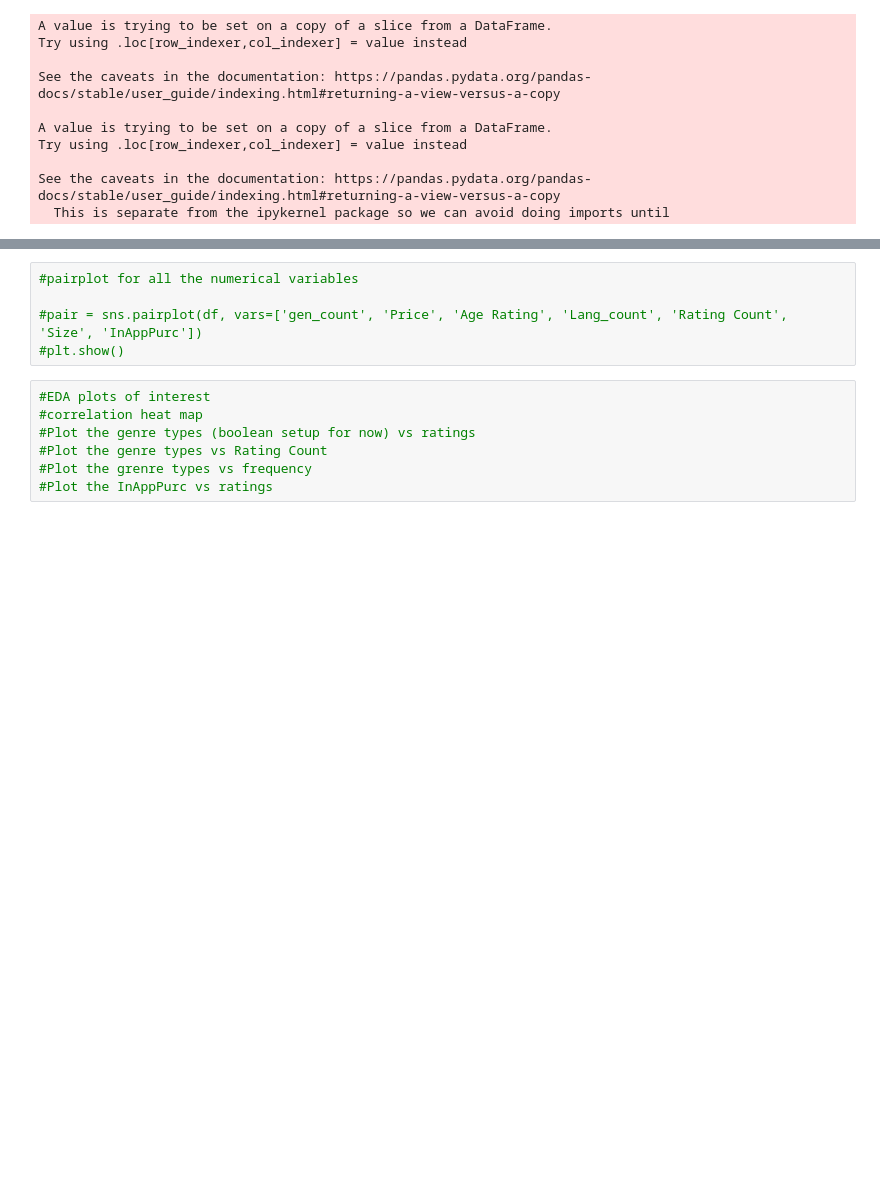
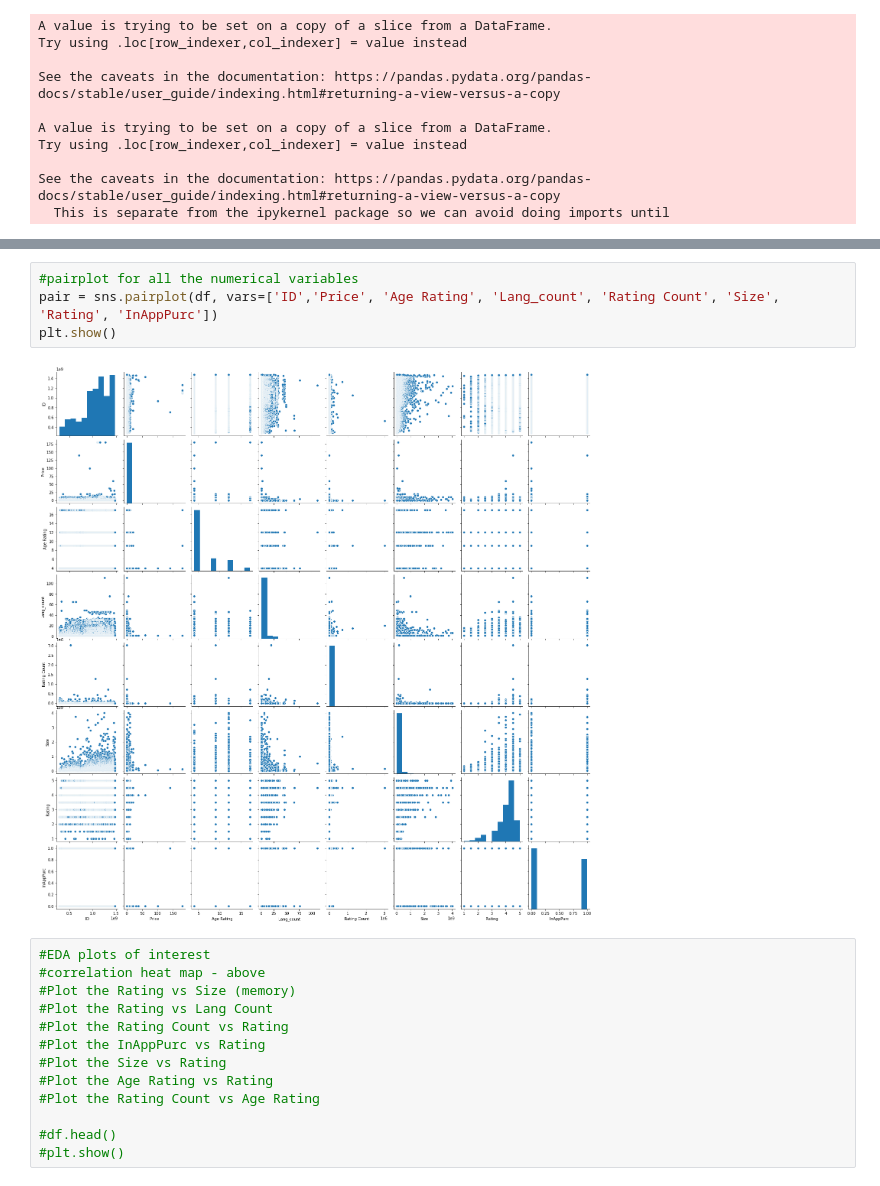
Before and after one commit to christianveater/Springboard_rep, a Jupyter notebook: Capstone-Project-2/Capstone2.ipynb, the cells around one changed output, grey strips where cells are left out. Drawn from its saved outputs; the diff is of its cells as text; blank space fills up the shorter version.

```diff
--- a/Capstone-Project-2/Capstone2.ipynb
+++ b/Capstone-Project-2/Capstone2.ipynb
@@ -390,12 +253,19 @@ Text(0.5, 1.0, 'Variables v Rating')
 # %%
 #pairplot for all the numerical variables
-
-#pair = sns.pairplot(df, vars=['gen_count', 'Price', 'Age Rating', 'Lang_count', 'Rating Count', 'Size', 'InAppPurc'])
-#plt.show()
+pair = sns.pairplot(df, vars=['ID','Price', 'Age Rating', 'Lang_count', 'Rating Count', 'Size', 'Rating', 'InAppPurc'])
+plt.show()
+# %% [output]
+[figure, added]
 # %%
 #EDA plots of interest
-#correlation heat map
-#Plot the genre types (boolean setup for now) vs ratings
-#Plot the genre types vs Rating Count
-#Plot the grenre types vs frequency
-#Plot the InAppPurc vs ratings
+#correlation heat map - above
+#Plot the Rating vs Size (memory)
+#Plot the Rating vs Lang Count
+#Plot the Rating Count vs Rating
+#Plot the InAppPurc vs Rating
+#Plot the Size vs Rating
+#Plot the Age Rating vs Rating
+#Plot the Rating Count vs Age Rating
+
+#df.head()
+#plt.show()
```
Also changed, not shown: parts of 36 cells of this notebook.
